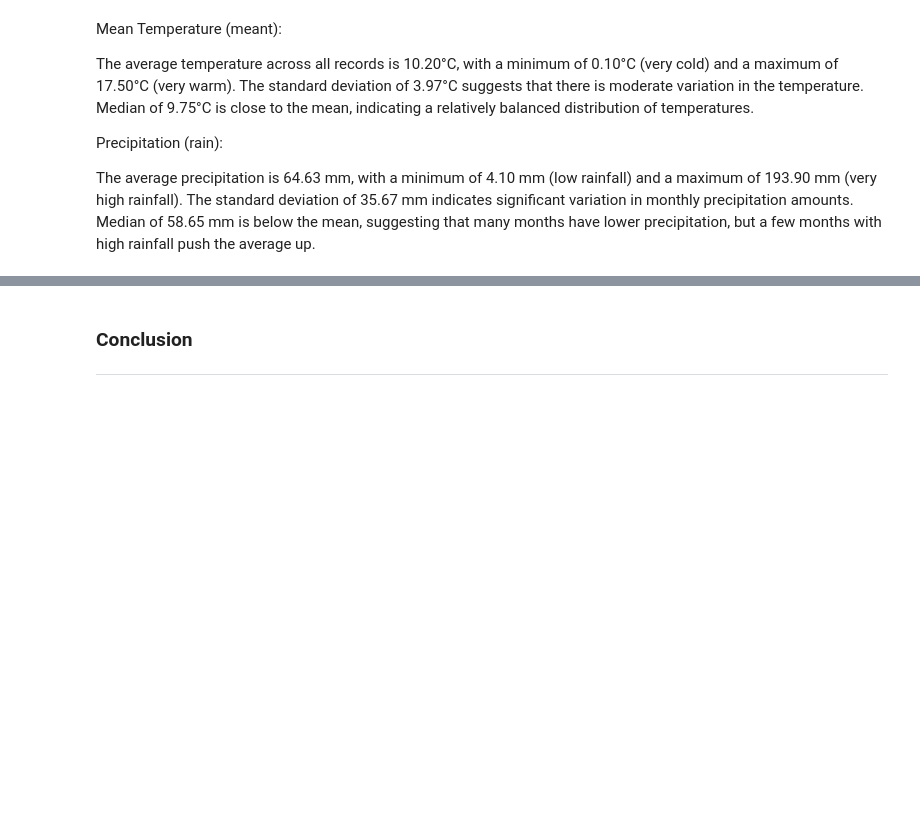
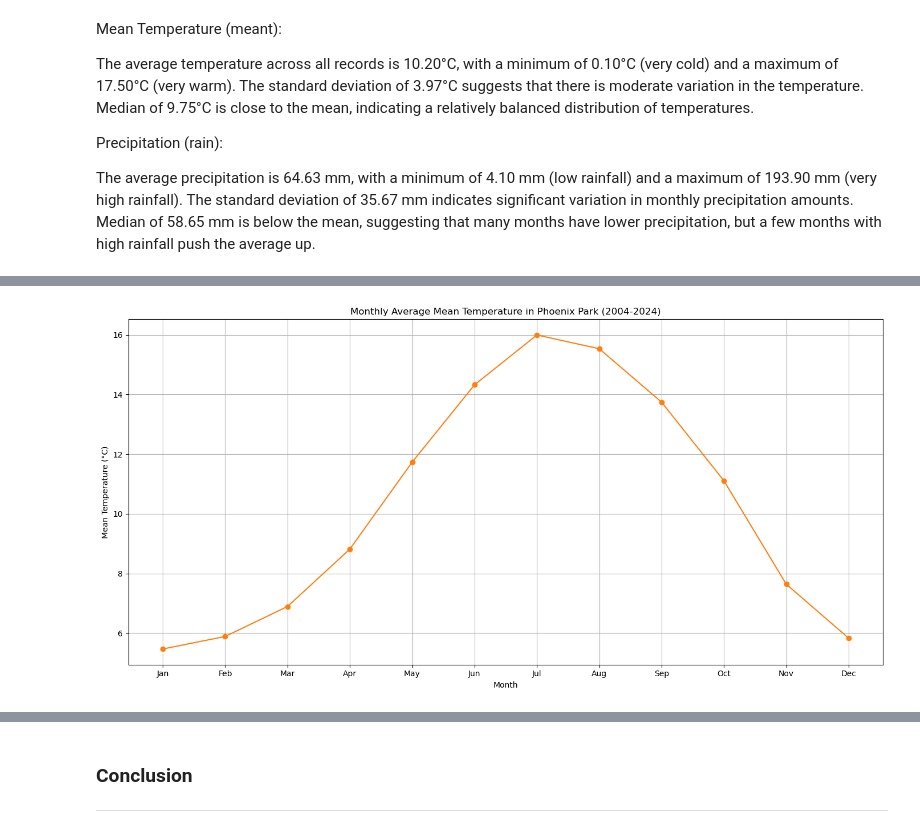
Before and after one commit to RodrigoDMU/programming-for-data-analytics, a Jupyter notebook: project/project.ipynb, the cells around one changed output, grey strips where cells are left out. Cells and saved outputs as stored; diff of their text form; code cells hidden in the pictures; blank space fills up the shorter version.

```diff
--- a/project/project.ipynb
+++ b/project/project.ipynb
@@ -196,0 +215,16 @@ Median of 58.65 mm is below the mean, suggesting that many months have lower pre
+# %%
+# Group by month and calculate the mean for temperature.
+monthly_avg = df.groupby('month')[['meant']].mean()
+
+# Plot Monthly Mean Temperature.
+plt.figure(figsize=(14, 7))
+plt.plot(monthly_avg.index, monthly_avg['meant'], label='Mean Temperature (°C)', marker='o', color='tab:orange')
+plt.title('Monthly Average Mean Temperature in Phoenix Park (2004-2024)')
+plt.xlabel('Month')
+plt.ylabel('Mean Temperature (°C)')
+plt.xticks(monthly_avg.index, ['Jan', 'Feb', 'Mar', 'Apr', 'May', 'Jun', 'Jul', 'Aug', 'Sep', 'Oct', 'Nov', 'Dec'])
+plt.grid(True)
+plt.tight_layout()
+plt.show()
+# %% [output]
+[figure, added]
```
Also changed, not shown: parts of 5 cells of this notebook.
